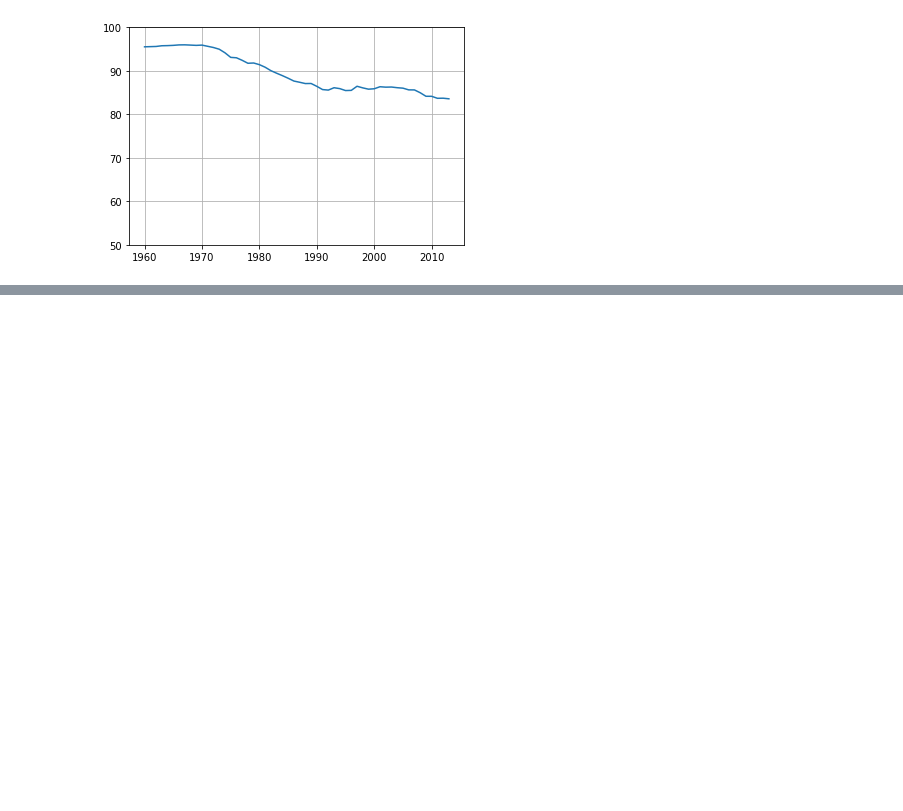
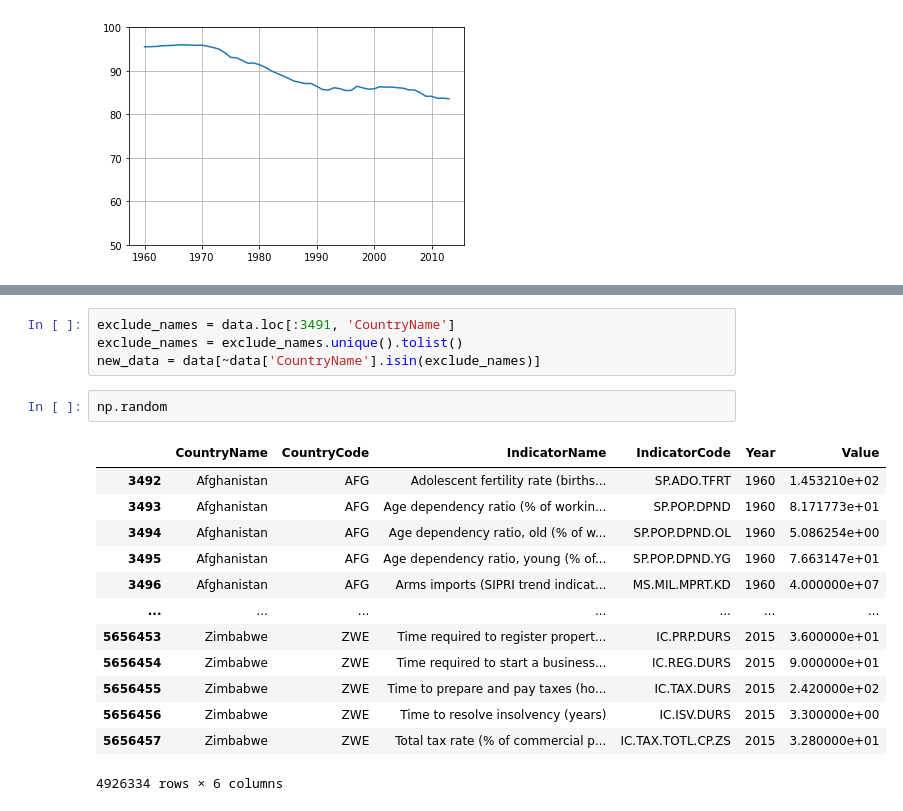
Before and after one commit to robertcox324/5horsemenoftheapocalypse, a Jupyter notebook: WDI_Analysis.ipynb, the cells around one changed output, grey strips where cells are left out. Saved outputs shown, nothing was run; the diff lists cells and outputs as text; blank space fills up the shorter version.

```diff
--- a/WDI_Analysis.ipynb
+++ b/WDI_Analysis.ipynb
@@ -792,0 +815,20 @@ plt.show()
+# %%
+exclude_names = data.loc[:3491, 'CountryName']
+exclude_names = exclude_names.unique().tolist()
+new_data = data[~data['CountryName'].isin(exclude_names)]
+# %%
+np.random
+# %% [output]
+|  | CountryName | CountryCode | IndicatorName | IndicatorCode | Year | Value |
+| 3492 | Afghanistan | AFG | Adolescent fertility rate (births... | SP.ADO.TFRT | 1960 | 1.453210e+02 |
+| 3493 | Afghanistan | AFG | Age dependency ratio (% of workin... | SP.POP.DPND | 1960 | 8.171773e+01 |
+| 3494 | Afghanistan | AFG | Age dependency ratio, old (% of w... | SP.POP.DPND.OL | 1960 | 5.086254e+00 |
+| 3495 | Afghanistan | AFG | Age dependency ratio, young (% of... | SP.POP.DPND.YG | 1960 | 7.663147e+01 |
+| 3496 | Afghanistan | AFG | Arms imports (SIPRI trend indicat... | MS.MIL.MPRT.KD | 1960 | 4.000000e+07 |
+| ... | ... | ... | ... | ... | ... | ... |
+| 5656453 | Zimbabwe | ZWE | Time required to register propert... | IC.PRP.DURS | 2015 | 3.600000e+01 |
+| 5656454 | Zimbabwe | ZWE | Time required to start a business... | IC.REG.DURS | 2015 | 9.000000e+01 |
+| 5656455 | Zimbabwe | ZWE | Time to prepare and pay taxes (ho... | IC.TAX.DURS | 2015 | 2.420000e+02 |
+| 5656456 | Zimbabwe | ZWE | Time to resolve insolvency (years) | IC.ISV.DURS | 2015 | 3.300000e+00 |
+| 5656457 | Zimbabwe | ZWE | Total tax rate (% of commercial p... | IC.TAX.TOTL.CP.ZS | 2015 | 3.280000e+01 |
+4926334 rows × 6 columns
```
Also changed, not shown: parts of 2 cells of this notebook, 1 other file.
